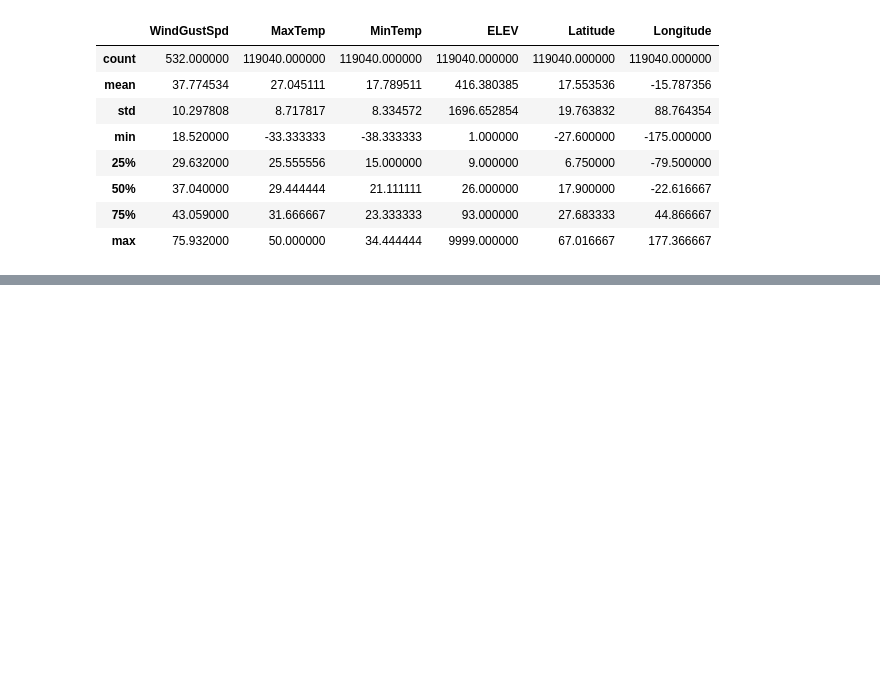
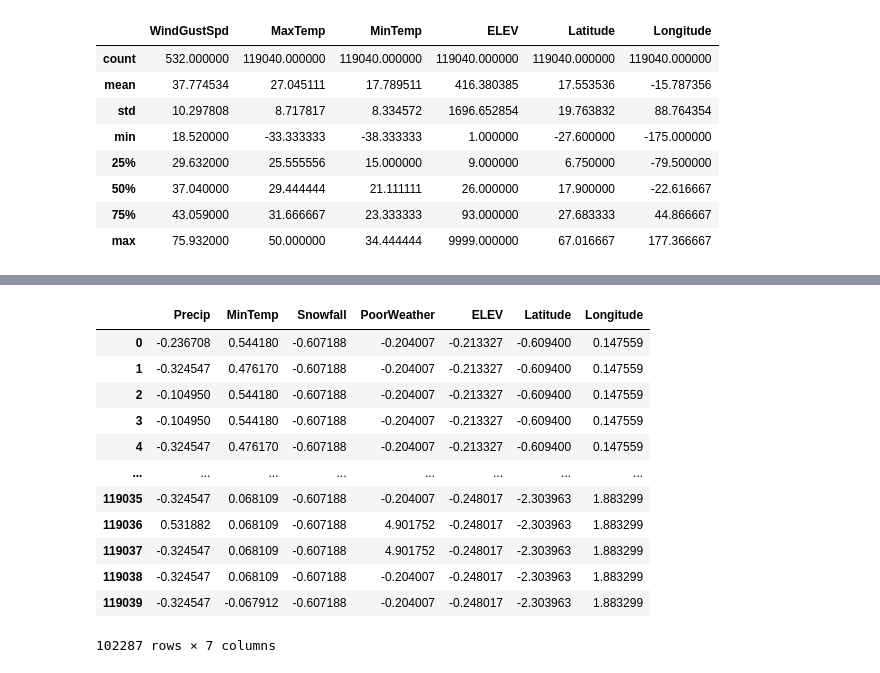
Before and after one commit to AR-PyT/LinearRegression, a Jupyter notebook: VisualizeData.ipynb, the cells around one changed output, grey strips where cells are left out. Saved outputs shown, nothing was run; the diff lists cells and outputs as text; code cells hidden in the pictures; blank space fills up the shorter version.

```diff
--- a/VisualizeData.ipynb
+++ b/VisualizeData.ipynb
@@ -91,3 +91,19 @@ train_data = processed_set.drop(['MaxTemp'], axis=1)
 # %%
 np.save('ProcessedData/WeatherConditions/labels.npy', labels.to_numpy())
 np.save('ProcessedData/WeatherConditions/train_data.npy', train_data.to_numpy())
+# %%
+(train_data-train_data.mean()) / train_data.std()
+# %% [output]
+|  | Precip | MinTemp | Snowfall | PoorWeather | ELEV | Latitude | Longitude |
+| 0 | -0.236708 | 0.544180 | -0.607188 | -0.204007 | -0.213327 | -0.609400 | 0.147559 |
+| 1 | -0.324547 | 0.476170 | -0.607188 | -0.204007 | -0.213327 | -0.609400 | 0.147559 |
+| 2 | -0.104950 | 0.544180 | -0.607188 | -0.204007 | -0.213327 | -0.609400 | 0.147559 |
+| 3 | -0.104950 | 0.544180 | -0.607188 | -0.204007 | -0.213327 | -0.609400 | 0.147559 |
+| 4 | -0.324547 | 0.476170 | -0.607188 | -0.204007 | -0.213327 | -0.609400 | 0.147559 |
+| ... | ... | ... | ... | ... | ... | ... | ... |
+| 119035 | -0.324547 | 0.068109 | -0.607188 | -0.204007 | -0.248017 | -2.303963 | 1.883299 |
+| 119036 | 0.531882 | 0.068109 | -0.607188 | 4.901752 | -0.248017 | -2.303963 | 1.883299 |
+| 119037 | -0.324547 | 0.068109 | -0.607188 | 4.901752 | -0.248017 | -2.303963 | 1.883299 |
+| 119038 | -0.324547 | 0.068109 | -0.607188 | -0.204007 | -0.248017 | -2.303963 | 1.883299 |
+| 119039 | -0.324547 | -0.067912 | -0.607188 | -0.204007 | -0.248017 | -2.303963 | 1.883299 |
+102287 rows × 7 columns
```
Also changed, not shown: 1 other file.
